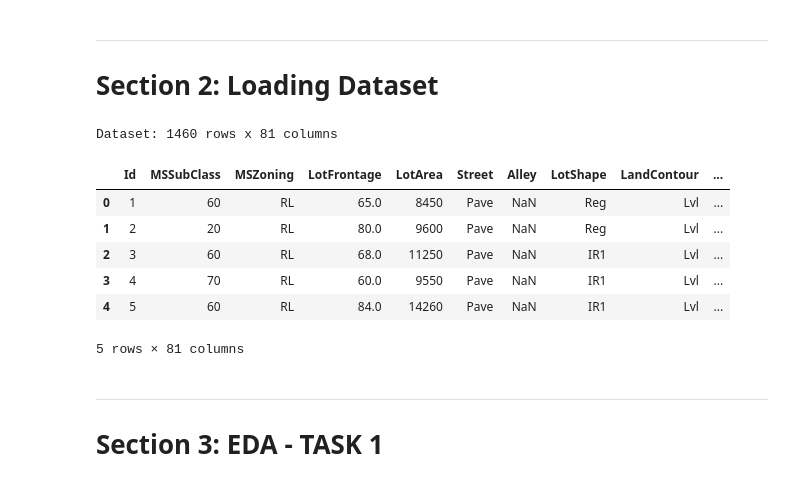
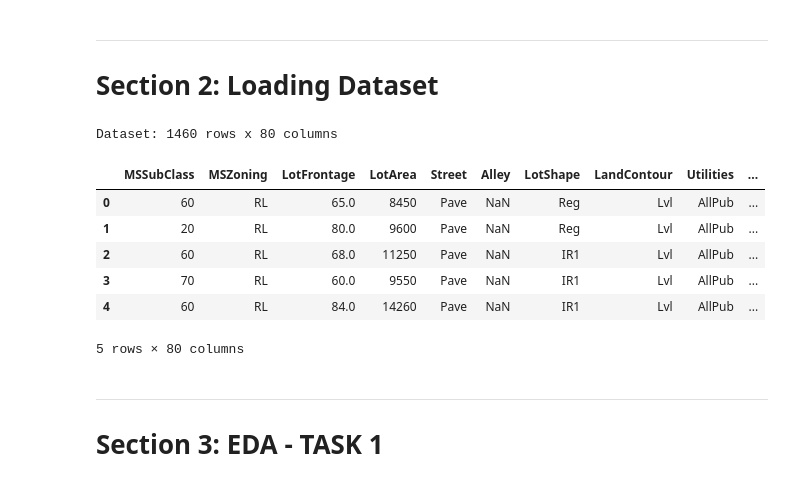
Before and after one commit to sayeesx/Ames-Housing-Price-Prediction-ML, a Jupyter notebook: PRCP-1020-HousePricePred.ipynb, the cells around one changed output. Cells and saved outputs as stored; diff of their text form; code cells hidden in the pictures.

```diff
--- a/PRCP-1020-HousePricePred.ipynb
+++ b/PRCP-1020-HousePricePred.ipynb
@@ -38,28 +40,36 @@ plt.rcParams['figure.figsize'] = (12, 6)
 
 # Section 2: Loading Dataset
 # %%
-paths = ['Data/data.csv', 'Data/train.csv', 'data/train.csv', 'train.csv']
+paths = ['data/data.csv', 'data/train.csv', 'data.csv', 'train.csv']
 df = None
+
 for path in paths:
     try:
         df = pd.read_csv(path)
         break
     except:
         continue
+
 if df is None:
     raise FileNotFoundError('Dataset not found')
-df_original = df.copy()
+
+# Drop Id column if present (not needed for modeling)
+if 'Id' in df.columns:
+    df = df.drop('Id', axis=1)
+
+df_original = df.copy()  # Keep copy for recommendations section
+
 print(f'Dataset: {df.shape[0]} rows x {df.shape[1]} columns')
 df.head()
 # %% [output]
-Dataset: 1460 rows x 81 columns
+Dataset: 1460 rows x 80 columns
-|  | Id | MSSubClass | MSZoning | LotFrontage | LotArea | Street | Alley | LotShape | LandContour | ... |
-| 0 | 1 | 60 | RL | 65.0 | 8450 | Pave | NaN | Reg | Lvl | ... |
-| 1 | 2 | 20 | RL | 80.0 | 9600 | Pave | NaN | Reg | Lvl | ... |
-| 2 | 3 | 60 | RL | 68.0 | 11250 | Pave | NaN | IR1 | Lvl | ... |
-| 3 | 4 | 70 | RL | 60.0 | 9550 | Pave | NaN | IR1 | Lvl | ... |
-| 4 | 5 | 60 | RL | 84.0 | 14260 | Pave | NaN | IR1 | Lvl | ... |
+|  | MSSubClass | MSZoning | LotFrontage | LotArea | Street | Alley | LotShape | LandContour | Utilities | ... |
+| 0 | 60 | RL | 65.0 | 8450 | Pave | NaN | Reg | Lvl | AllPub | ... |
+| 1 | 20 | RL | 80.0 | 9600 | Pave | NaN | Reg | Lvl | AllPub | ... |
+| 2 | 60 | RL | 68.0 | 11250 | Pave | NaN | IR1 | Lvl | AllPub | ... |
+| 3 | 70 | RL | 60.0 | 9550 | Pave | NaN | IR1 | Lvl | AllPub | ... |
+| 4 | 60 | RL | 84.0 | 14260 | Pave | NaN | IR1 | Lvl | AllPub | ... |
-5 rows × 81 columns
+5 rows × 80 columns
 # %% [markdown]
 ---
 
```
Also changed, not shown: parts of 32 cells of this notebook, 7 other files.
